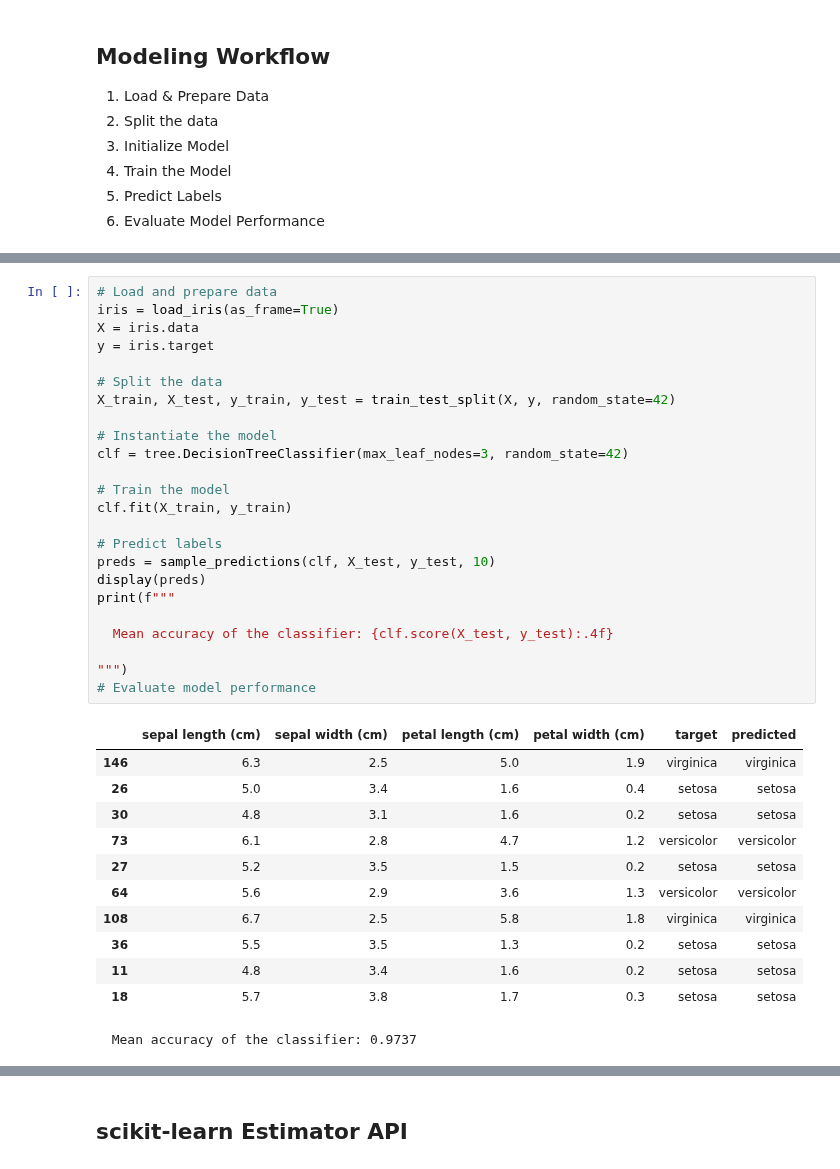
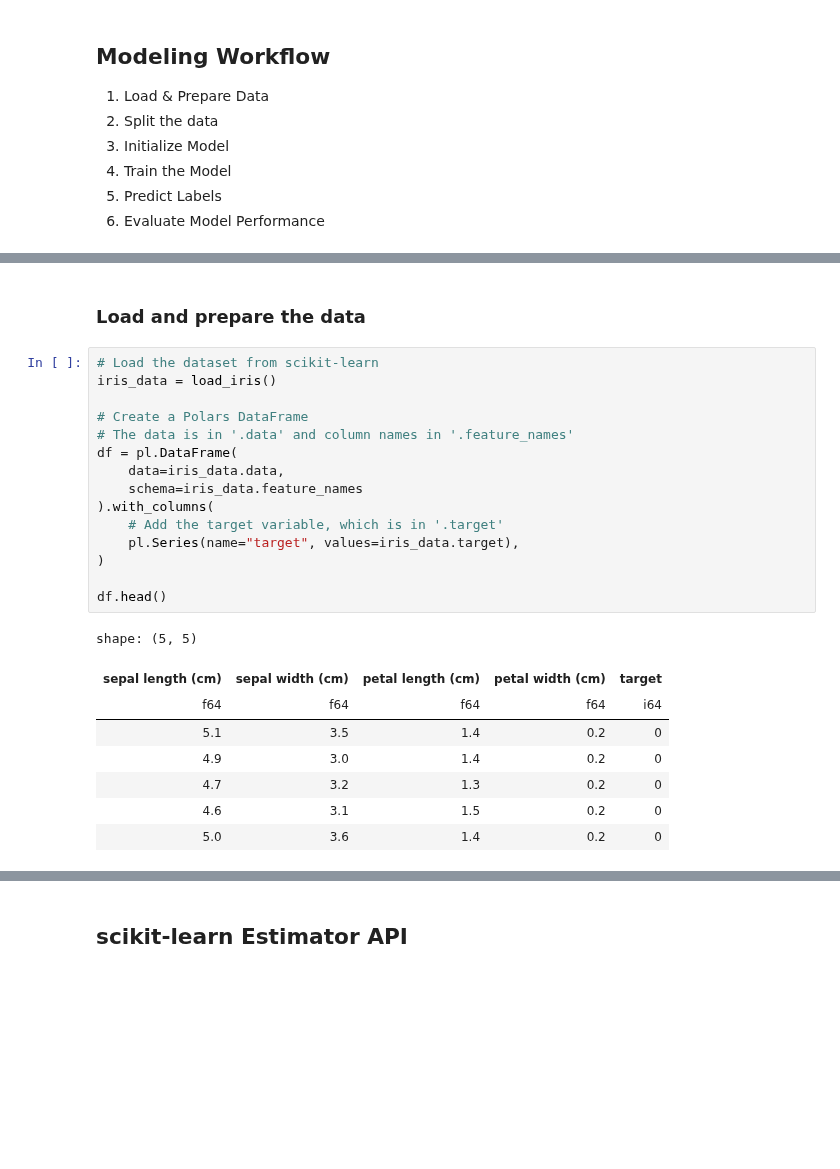
Before and after one commit to dataprogpy/code-samples, a Jupyter notebook: starter_files/06_modeling_workflow_with_sklearn.ipynb, the cells around one changed output, grey strips where cells are left out. Drawn from its saved outputs; the diff is of its cells as text; blank space fills up the shorter version.

```diff
--- a/starter_files/06_modeling_workflow_with_sklearn.ipynb
+++ b/starter_files/06_modeling_workflow_with_sklearn.ipynb
@@ -192,37 +170,26 @@ def sample_predictions(clf, X_test, y_test, count=None):
-# %%
-# Load and prepare data
-iris = load_iris(as_frame=True)
-X = iris.data
-y = iris.target
-
-# Split the data
-X_train, X_test, y_train, y_test = train_test_split(X, y, random_state=42)
-
-# Instantiate the model
-clf = tree.DecisionTreeClassifier(max_leaf_nodes=3, random_state=42)
-
-# Train the model
-clf.fit(X_train, y_train)
-
-# Predict labels
-preds = sample_predictions(clf, X_test, y_test, 10)
-display(preds)
-print(f"""
-
-  Mean accuracy of the classifier: {clf.score(X_test, y_test):.4f}
-
-""")
-# Evaluate model performance
-# %% [output]
-|  | sepal length (cm) | sepal width (cm) | petal length (cm) | petal width (cm) | target | predicted |
-| 146 | 6.3 | 2.5 | 5.0 | 1.9 | virginica | virginica |
-| 26 | 5.0 | 3.4 | 1.6 | 0.4 | setosa | setosa |
-| 30 | 4.8 | 3.1 | 1.6 | 0.2 | setosa | setosa |
-| 73 | 6.1 | 2.8 | 4.7 | 1.2 | versicolor | versicolor |
-| 27 | 5.2 | 3.5 | 1.5 | 0.2 | setosa | setosa |
-| 64 | 5.6 | 2.9 | 3.6 | 1.3 | versicolor | versicolor |
-| 108 | 6.7 | 2.5 | 5.8 | 1.8 | virginica | virginica |
-| 36 | 5.5 | 3.5 | 1.3 | 0.2 | setosa | setosa |
-| 11 | 4.8 | 3.4 | 1.6 | 0.2 | setosa | setosa |
-| 18 | 5.7 | 3.8 | 1.7 | 0.3 | setosa | setosa |
-  Mean accuracy of the classifier: 0.9737
+# %% [markdown]
+### Load and prepare the data
+# %%
+# Load the dataset from scikit-learn
+iris_data = load_iris()
+
+# Create a Polars DataFrame
+# The data is in '.data' and column names in '.feature_names'
+df = pl.DataFrame(
+    data=iris_data.data,
+    schema=iris_data.feature_names
+).with_columns(
+    # Add the target variable, which is in '.target'
+    pl.Series(name="target", values=iris_data.target),
+)
+
+df.head()
+# %% [output]
+shape: (5, 5)
+| sepal length (cm) | sepal width (cm) | petal length (cm) | petal width (cm) | target |
+| f64 | f64 | f64 | f64 | i64 |
+| 5.1 | 3.5 | 1.4 | 0.2 | 0 |
+| 4.9 | 3.0 | 1.4 | 0.2 | 0 |
+| 4.7 | 3.2 | 1.3 | 0.2 | 0 |
+| 4.6 | 3.1 | 1.5 | 0.2 | 0 |
+| 5.0 | 3.6 | 1.4 | 0.2 | 0 |
```
Also changed, not shown: parts of 23 cells of this notebook.
